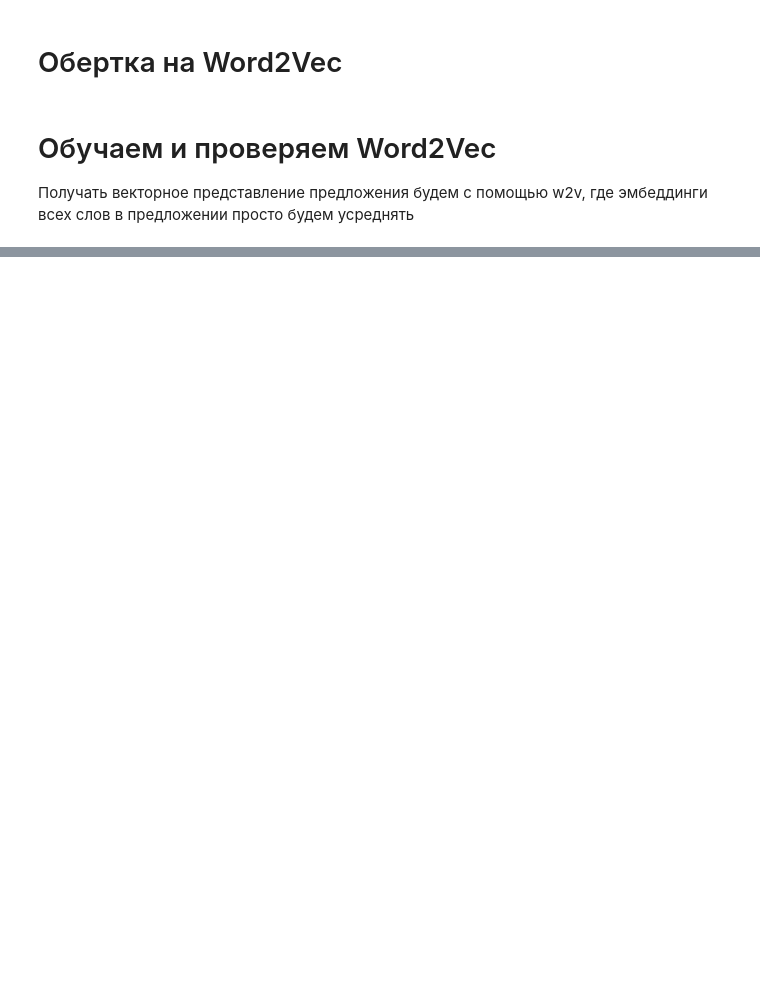
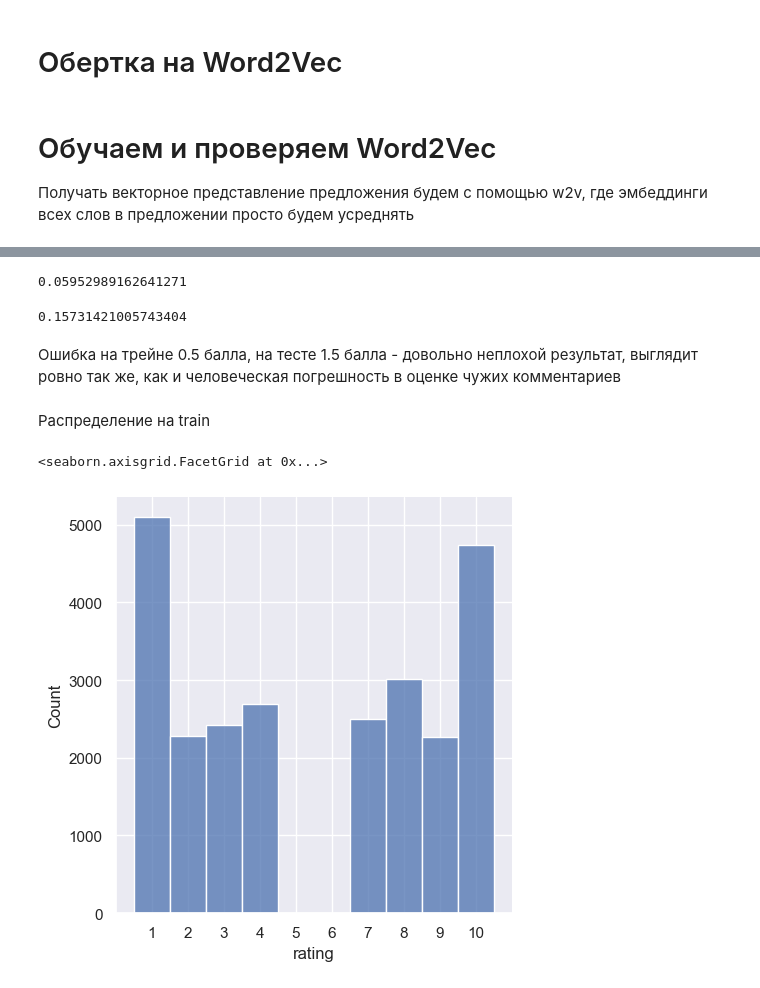
Before and after one commit to triflt/comment_task, a Jupyter notebook: notebook.ipynb, the cells around one changed output, grey strips where cells are left out. Cells and saved outputs as stored; diff of their text form; code cells hidden in the pictures; blank space fills up the shorter version.

```diff
--- a/notebook.ipynb
+++ b/notebook.ipynb
@@ -254,0 +310,20 @@ Recall: 0.7882
+# %%
+(Y_train_reg - model_reg_1.predict(X_train_reg)).mean()
+# %% [output]
+0.05952989162641271
+# %%
+(Y_test_reg - model_reg_1.predict(X_test_reg)).mean()
+# %% [output]
+0.15731421005743404
+# %% [markdown]
+Ошибка на трейне 0.5 балла, на тесте 1.5 балла - довольно неплохой результат, выглядит ровно так же, как и человеческая погрешность в оценке чужих комментариев
+# %%
+sns.set(rc={'figure.figsize':(5, 3)})
+# %% [markdown]
+Распределение на train
+# %%
+p = sns.displot(train_df, x ='rating', discrete=True)
+p.set(xticks=np.arange(1,11))
+# %% [output]
+<seaborn.axisgrid.FacetGrid at 0x...>
+[figure, added]
```
Also changed, not shown: parts of 49 cells of this notebook, 7 other files.
